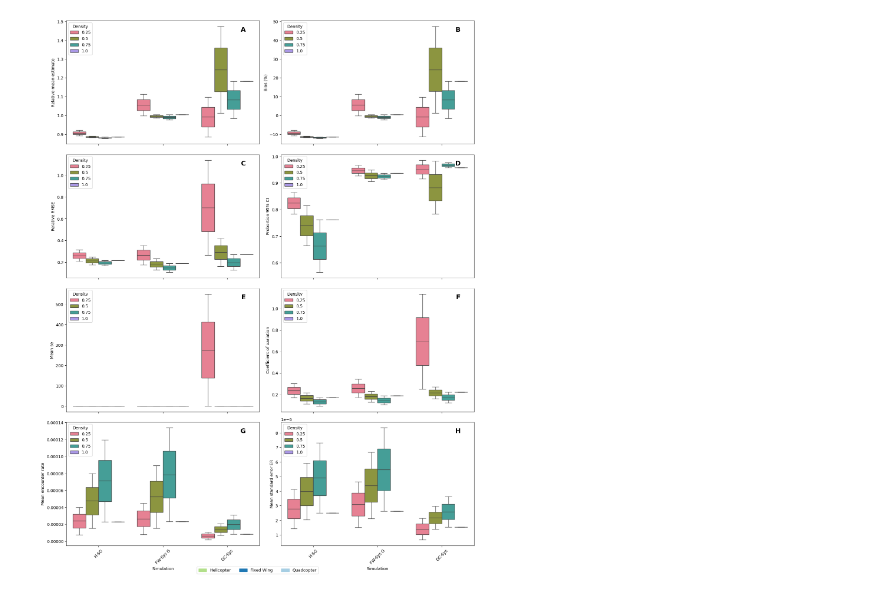
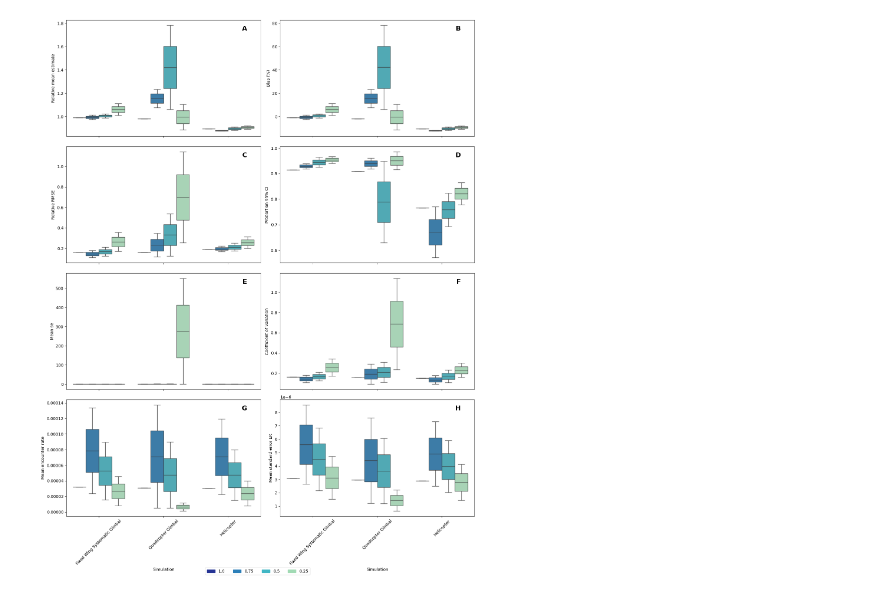
Before and after one commit to hambrecht/DroneSurveySimulator, a Jupyter notebook: Scripts/visualisation/vis_simulation_comparison.ipynb, the cells around one changed output. Saved outputs shown, nothing was run; the diff lists cells and outputs as text; code cells hidden in the pictures.

```diff
--- a/Scripts/visualisation/vis_simulation_comparison.ipynb
+++ b/Scripts/visualisation/vis_simulation_comparison.ipynb
@@ -400,9 +310,8 @@ print(df.columns)
       dtype='object')
 # %%
 
-
 # List of column indices to plot (0-based index)
-columns_to_plot = [6, 7, 8, 9, 10, 11, 12,13]  # Example: columns 4-6
+columns_to_plot = [6, 7, 8, 9, 10, 11, 12, 13]  # Example: columns 4-6
 
 # Number of columns to plot
 num_columns = len(columns_to_plot)
@@ -417,68 +326,56 @@ fig, axes = plt.subplots(nrows=nrows, ncols=ncols, figsize=(15, 5 * nrows))
 # Flatten the axes array for easy iteration
 axes = axes.flatten()
 
-# Define a function to assign colors based on 'Simulation' values
-def get_color(simulation):
-    if simulation.startswith('FW'):
-        return '#1f78b4'
-    elif simulation.startswith('QC'):
-        return '#a6cee3'
-    else:
-        return '#b2df8a'
-
 # Letters to annotate subplots
 letters = 'ABCDEFGHIJKLMNOPQRSTUVWXYZ'
 
-# Create a color palette for the 'Density' column
-density_palette = sns.color_palette("husl", len(df['Density'].unique()))
-density_palette = {density: color for density, color in zip(df['Density'].unique(), density_palette)}
+# Define the colors for the four different densities
+density_colors = ['#253494', '#2c7fb8', '#41b6c4', '#a1dab4']
+density_palette = {density: color for density, color in zip(sorted(df['Density'].unique(), reverse=True), density_colors)}
+
+# Define the order of categories for the x-axis and densities
+simulation_order = ['Fixed Wing Systematic Gimbal', 'Quadcopter Gimbal', 'Helicopter']
+density_order = sorted(df['Density'].unique(), reverse=True)
 
 # Loop through each specified column in the DataFrame
 for i, col_index in enumerate(columns_to_plot):
     column = df.columns[col_index]
 
-    # Create a color palette based on the 'Simulation' column
-    palette = {sim: get_color(sim) for sim in df['Simulation'].unique()}
-
-    sns.boxplot(x='Simulation', y=column, hue='Density', data=df, ax=axes[i], palette=density_palette)
+    sns.boxplot(x='Simulation', y=column, hue='Density', data=df, ax=axes[i],
+                palette=density_palette, order=simulation_order, hue_order=density_order, legend=False)
 
     # Add letter annotation in the top right corner
     axes[i].text(0.93, 0.95, letters[i], transform=axes[i].transAxes,
                  fontsize=16, fontweight='bold', va='top', ha='right')
 
     # Add title and labels
-    # axes[i].set_title(f'Boxplot of {column} by Simulation')
     axes[i].set_ylabel(column)
 
     # Rotate x-axis labels
     axes[i].tick_params(axis='x', rotation=45)
 
     # Hide x-axis labels for all but the last row of subplots
     if i < (nrows - 1) * ncols:
         axes[i].set_xlabel('')
         axes[i].set_xticklabels([])
 
 # Remove any unused subplots
 for j in range(i + 1, len(axes)):
     fig.delaxes(axes[j])
 
-# Create custom legend handles for 'Simulation'
-legend_handles = [
-    Patch(color='#1f78b4', label='Fixed Wing'),
-    Patch(color='#a6cee3', label='Quadcopter'),
-    Patch(color='#b2df8a', label='Helicopter')
-]
+# Create custom legend handles for 'Density'
+legend_handles = [Patch(color=color, label=density) for density, color in density_palette.items()]
 
 # Add the legend to the figure
-fig.legend(handles=legend_handles, loc='lower center', ncol=3)
+fig.legend(handles=legend_handles, loc='lower center', ncol=4)
 
 # Adjust layout
 plt.tight_layout(rect=[0, 0, 1, 0.95])  # Adjust rect to make space for the legend
 
 # Show the plot
 plt.show()
 # %% [output]
-[figure, old version]
+[figure, new version]
 # %%
 # Function to lighten a color
 def lighten_color(color, amount=0.5):
```
Also changed, not shown: parts of 9 cells of this notebook.
